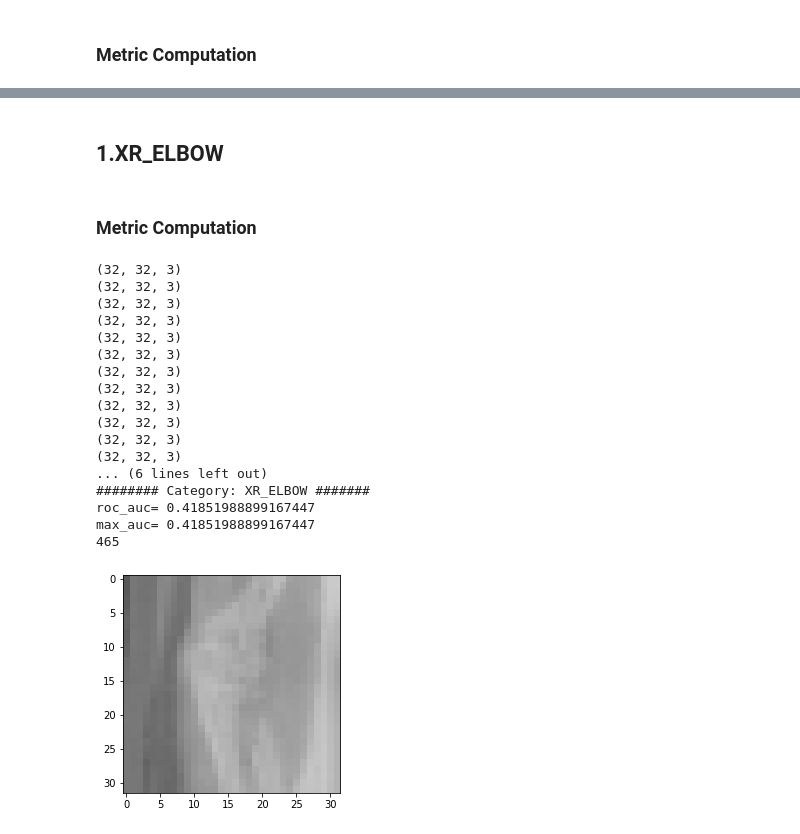
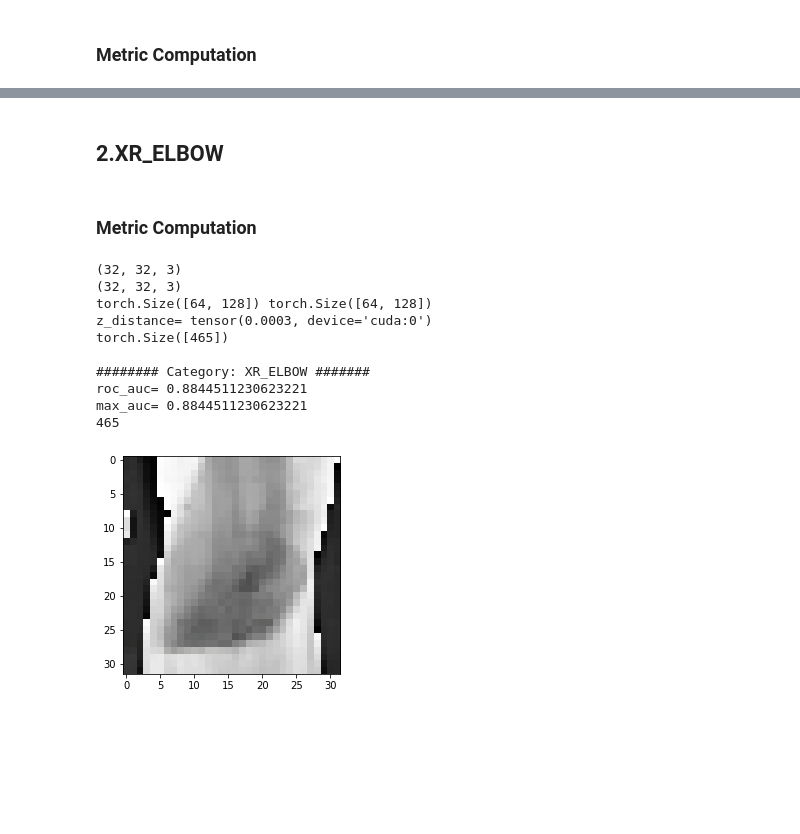
Before and after one commit to jeyasri-s2/CMPE-297-DeepLearning, a Jupyter notebook: Notebook/AnoGAN_Inference_Metric_AllCat.ipynb, the cells around one changed output, grey strips where cells are left out. Saved outputs shown, nothing was run; the diff lists cells and outputs as text; code cells hidden in the pictures; blank space fills up the shorter version.

```diff
--- a/Notebook/AnoGAN_Inference_Metric_AllCat.ipynb
+++ b/Notebook/AnoGAN_Inference_Metric_AllCat.ipynb
@@ -280,0 +307,15 @@ import numpy as np
+# %%
+# change the path here to shared drive
+import pandas as pd
+import torchvision
+#transforms = transform(False, True, True, True, True, True, True, False)
+transforms = transform(False, True, True, True, True, True, True, False)
+
+#mura_valid_df = customDf('../datasets/MURA-v1.1/valid_image_paths.csv', 'XR_HUMERUS', None)    #scs
+#valid_dataset = MURA_dataset(mura_valid_df, '../datasets/', transforms)
+
+
+mura_valid_df = customDf('/content/drive/Shared drives/MeanSquare-Drive/Advanced-DeepLearning/MURA-v1.1/valid_image_paths.csv', 'XR_WRIST', None)
+valid_dataset = MURA_dataset(mura_valid_df, '/content/drive/Shared drives/MeanSquare-Drive/Advanced-DeepLearning/', transforms)
+# %%
+valid_dataloader = torch.utils.data.DataLoader(dataset=valid_dataset,batch_size=64,shuffle=True,num_workers=4,drop_last=False)
@@ -428,5 +545,5 @@ max_auc= 0.9395127748068924
 # %% [markdown]
-## 1.XR_ELBOW
+## 2.XR_ELBOW
 # %%
 # change the path here to shared drive
 import pandas as pd
@@ -466,6 +562,8 @@ def tensor2im(input_image, imtype=np.uint8):
 # %% [markdown]
 ### Metric Computation
 # %%
+
+
 n_epochs = 5001
 batch_size = 64
 lr = 0.0002
@@ -530,47 +628,41 @@ with torch.no_grad():
             #break
 
             image_distance = torch.mean(torch.pow(imgs-fake_imgs, 2), dim=[1,2,3])
             feat_distance = torch.mean(torch.pow(image_feats-recon_feats, 2), dim=1)
-
-            #z_distance = torch.nn.MSELoss(emb_query, emb_fake)#mse_loss(emb_query, emb_fake)
+            print(emb_query.shape, emb_fake.shape)
+            z_distance = mse_loss(emb_query, emb_fake)#mse_loss(emb_query, emb_fake)
             #print z_distance
-            #print('z_distance=',z_distance)
+            print('z_distance=',z_distance)
             #print('hiiiiiiiii')
             scores[i*batch_size:(i+1)*batch_size].copy_(feat_distance)
+            break
 
     labels = labels.cpu()
     # scores = torch.mean(scores,)
     scores = scores.cpu().squeeze()
     print(scores.shape)
 
     #print('\n####################')
     print('\n######## Category: XR_ELBOW #######')
 
 
     # True/False Positive Rates.
     fpr, tpr, thresholds = roc_curve(labels, scores)
     roc_auc = auc(fpr, tpr)
     print('roc_auc=', roc_auc)
     max_auc = max(roc_auc, max_auc)
     print('max_auc=', max_auc)
 
     print(len(valid_dataloader.dataset))
 # %% [output]
 (32, 32, 3)
 (32, 32, 3)
-(32, 32, 3)
-(32, 32, 3)
-(32, 32, 3)
-(32, 32, 3)
-(32, 32, 3)
-(32, 32, 3)
-(32, 32, 3)
-(32, 32, 3)
-(32, 32, 3)
-(32, 32, 3)
-... (6 lines left out)
+torch.Size([64, 128]) torch.Size([64, 128])
+z_distance= tensor(0.0003, device='cuda:0')
+torch.Size([465])
+
 ######## Category: XR_ELBOW #######
-roc_auc= 0.41851988899167447
-max_auc= 0.41851988899167447
+roc_auc= 0.8844511230623221
+max_auc= 0.8844511230623221
 465
-[figure, old version]
+[figure, new version]
```
Also changed, not shown: parts of 12 cells of this notebook.
